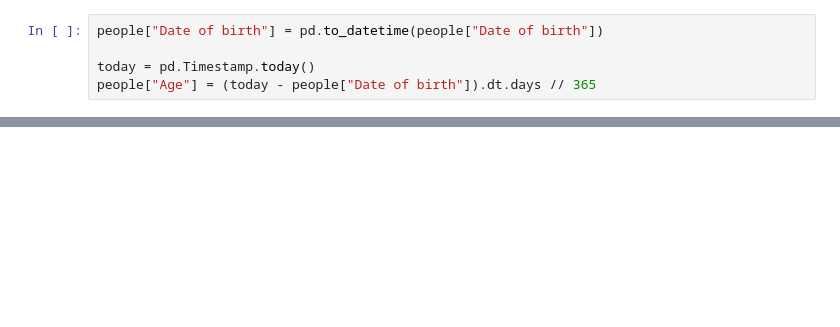
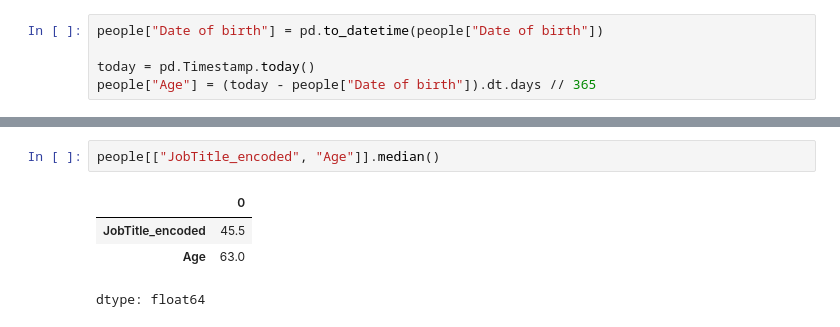
Before and after one commit to FayrouzWaleed/Syntecxhub-Pandas-CSV-reader-basic-analysis, a Jupyter notebook: Pandas_CSV_reader_&_basic_analysis.ipynb, the cells around one changed output, grey strips where cells are left out. Saved outputs shown, nothing was run; the diff lists cells and outputs as text; blank space fills up the shorter version.

```diff
--- a/Pandas_CSV_reader_&_basic_analysis.ipynb
+++ b/Pandas_CSV_reader_&_basic_analysis.ipynb
@@ -86,0 +101,7 @@ people.head()
+# %%
+people[["JobTitle_encoded", "Age"]].median()
+# %% [output]
+|  | 0 |
+| JobTitle_encoded | 45.5 |
+| Age | 63.0 |
+dtype: float64
```
Also changed, not shown: parts of 4 cells of this notebook.
